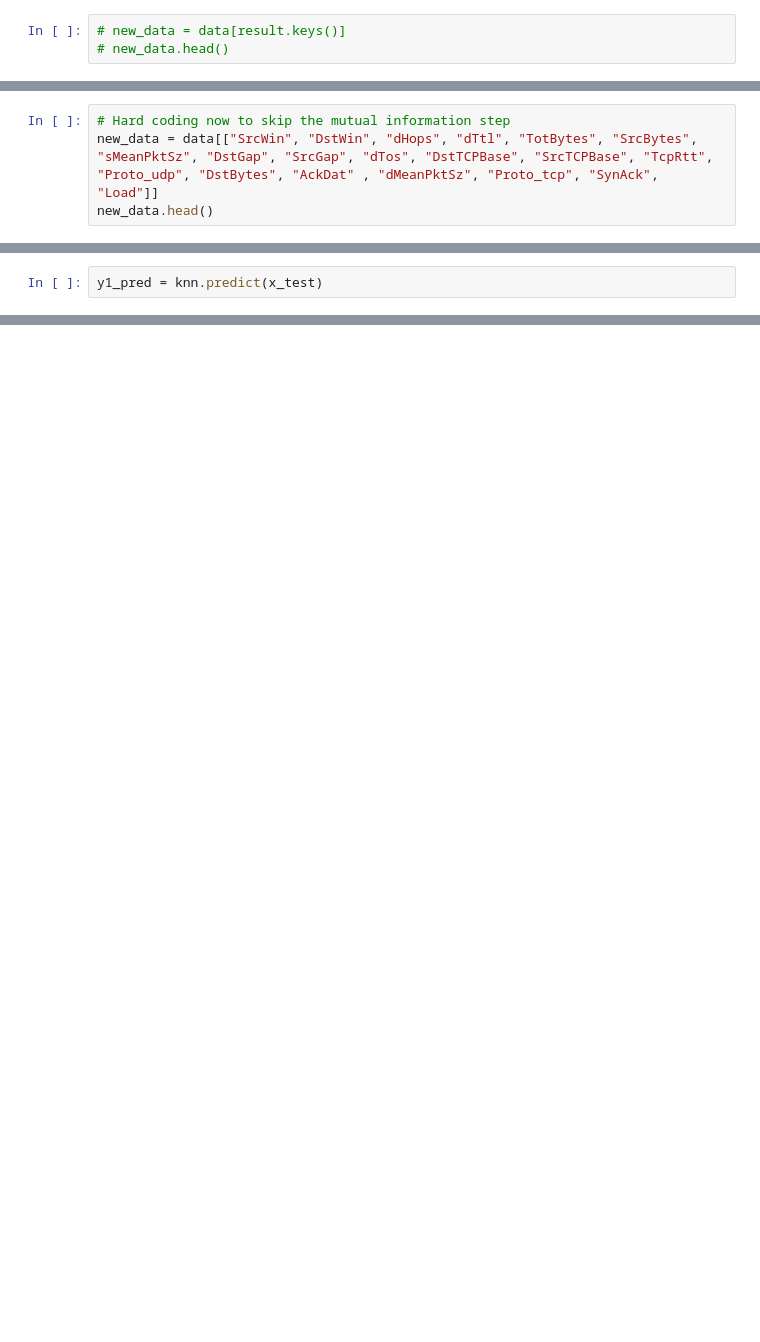
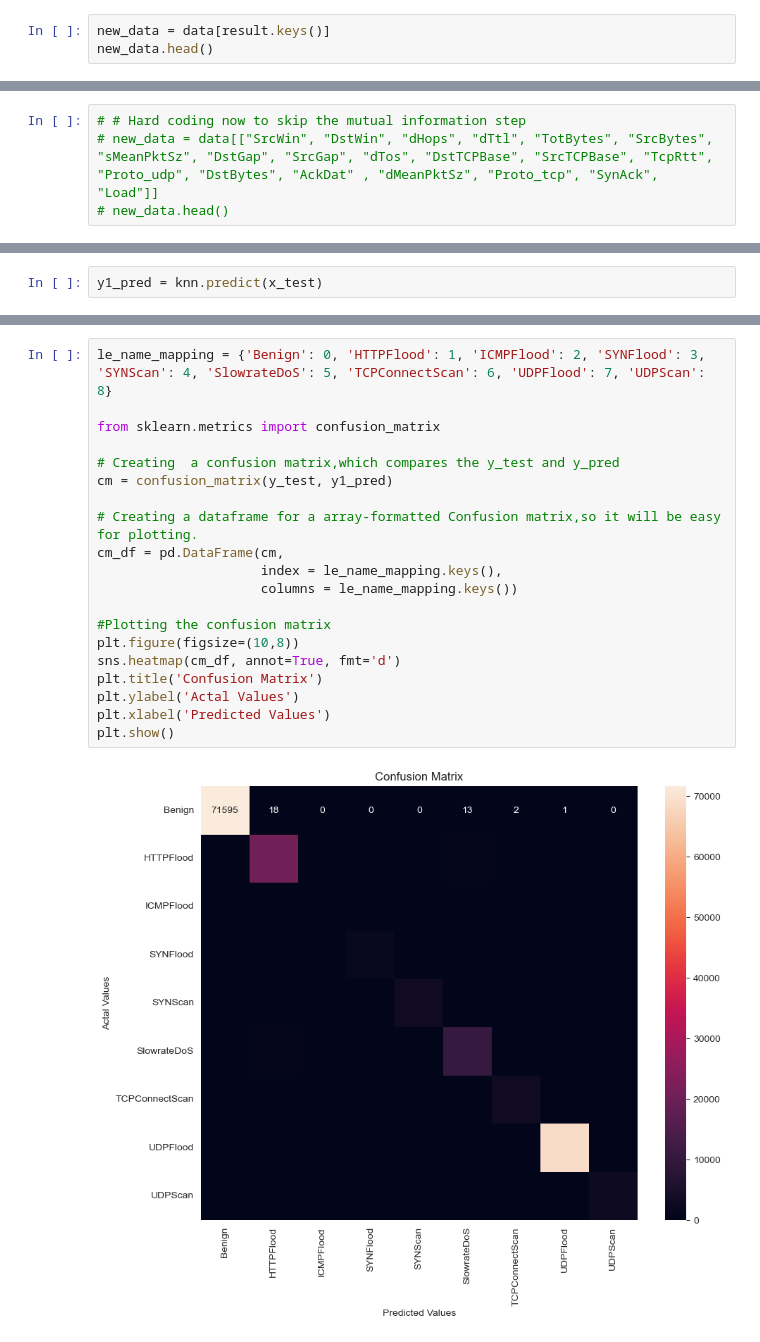
Before and after one commit to vigneshramesh1/network-intrusion-detection, a Jupyter notebook: Models/KNN Based Models/KNNWithKFoldLatest.ipynb, the cells around one changed output, grey strips where cells are left out. Drawn from its saved outputs; the diff is of its cells as text; blank space fills up the shorter version.

```diff
--- a/Models/KNN Based Models/KNNWithKFoldLatest.ipynb
+++ b/Models/KNN Based Models/KNNWithKFoldLatest.ipynb
@@ -34,3 +37,3 @@ def mutual_info(X, Y):
 # %%
-# new_data = data[result.keys()]
-# new_data.head()
+new_data = data[result.keys()]
+new_data.head()
@@ -37,4 +56,4 @@ def mutual_info(X, Y):
 # %%
-# Hard coding now to skip the mutual information step
-new_data = data[["SrcWin", "DstWin", "dHops", "dTtl", "TotBytes", "SrcBytes", "sMeanPktSz", "DstGap", "SrcGap", "dTos", "DstTCPBase", "SrcTCPBase", "TcpRtt", "Proto_udp", "DstBytes", "AckDat" , "dMeanPktSz", "Proto_tcp", "SynAck", "Load"]]
-new_data.head()
+# # Hard coding now to skip the mutual information step
+# new_data = data[["SrcWin", "DstWin", "dHops", "dTtl", "TotBytes", "SrcBytes", "sMeanPktSz", "DstGap", "SrcGap", "dTos", "DstTCPBase", "SrcTCPBase", "TcpRtt", "Proto_udp", "DstBytes", "AckDat" , "dMeanPktSz", "Proto_tcp", "SynAck", "Load"]]
+# new_data.head()
@@ -135,0 +165,22 @@ accuracy_scores
+# %%
+le_name_mapping = {'Benign': 0, 'HTTPFlood': 1, 'ICMPFlood': 2, 'SYNFlood': 3, 'SYNScan': 4, 'SlowrateDoS': 5, 'TCPConnectScan': 6, 'UDPFlood': 7, 'UDPScan': 8}
+
+from sklearn.metrics import confusion_matrix
+
+# Creating  a confusion matrix,which compares the y_test and y_pred
+cm = confusion_matrix(y_test, y1_pred)
+
+# Creating a dataframe for a array-formatted Confusion matrix,so it will be easy for plotting.
+cm_df = pd.DataFrame(cm,
+                     index = le_name_mapping.keys(),
+                     columns = le_name_mapping.keys())
+
+#Plotting the confusion matrix
+plt.figure(figsize=(10,8))
+sns.heatmap(cm_df, annot=True, fmt='d')
+plt.title('Confusion Matrix')
+plt.ylabel('Actal Values')
+plt.xlabel('Predicted Values')
+plt.show()
+# %% [output]
+[figure, added]
```
Also changed, not shown: parts of 15 cells of this notebook, 2 other files.
